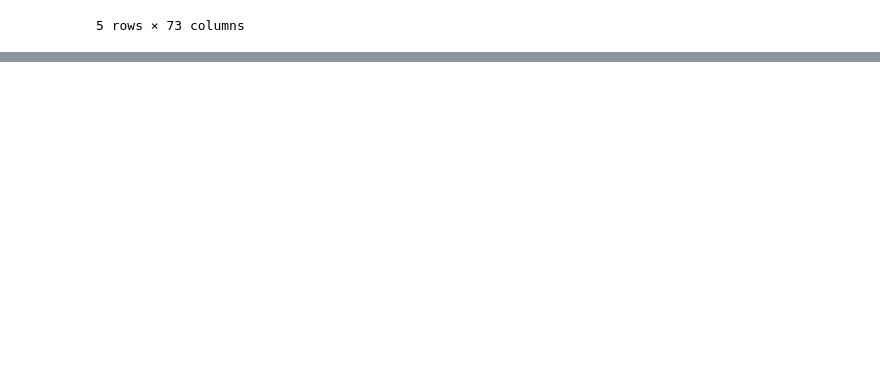
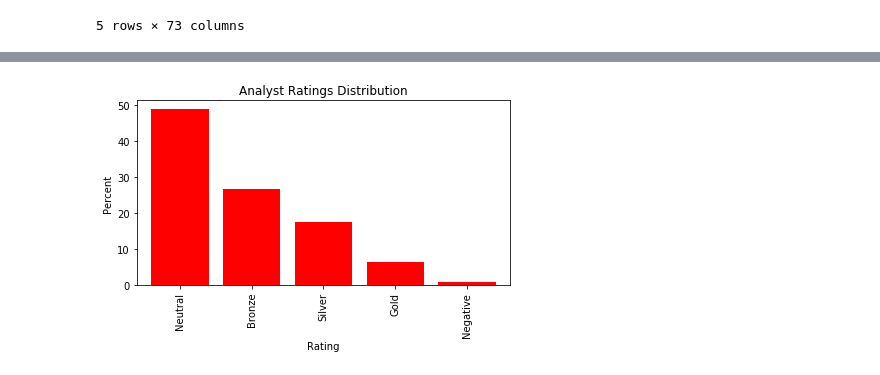
Before and after one commit to mimisjo/project3_fund_ratings, a Jupyter notebook: ratings_prep.ipynb, the cells around one changed output, grey strips where cells are left out. Saved outputs shown, nothing was run; the diff lists cells and outputs as text; code cells hidden in the pictures; blank space fills up the shorter version.

```diff
--- a/ratings_prep.ipynb
+++ b/ratings_prep.ipynb
@@ -185,0 +210,8 @@ rated_ranks.to_csv("resources/rated_bond_funds.csv", index=False, header=True)
+# %%
+pd.set_option('precision', 1)
+total_ratings = len(rated_ranks["Analyst Rating"])
+ratings_count = rated_ranks["Analyst Rating"].value_counts()
+ratings_distribution = pd.DataFrame({"Count": ratings_count,
+                                    "Percent": 100*ratings_count/total_ratings
+                                    })
+ratings_distribution
@@ -185,0 +225,22 @@ rated_ranks.to_csv("resources/rated_bond_funds.csv", index=False, header=True)
+# %%
+# Create plot
+percent = ratings_distribution['Percent']
+ratings = ["Neutral", "Bronze", "Silver", "Gold", "Negative"]
+x_axis = np.arange(len(ratings))
+
+# plt.figure(figsize=(20, 5))
+plt.bar(x_axis, percent, color="r", align="center")
+
+tick_locations = [value for value in x_axis]
+plt.xticks(tick_locations, ratings, rotation=90)
+plt.xlim(-0.6, len(x_axis)-0.4)
+
+plt.ylabel('Percent')
+plt.title('Analyst Ratings Distribution')
+plt.xlabel('Rating')
+
+plt.tight_layout()
+plt.savefig("images/distribution.png")
+plt.show()
+# %% [output]
+[figure, added]
```
Also changed, not shown: parts of 6 cells of this notebook, 15 other files.
